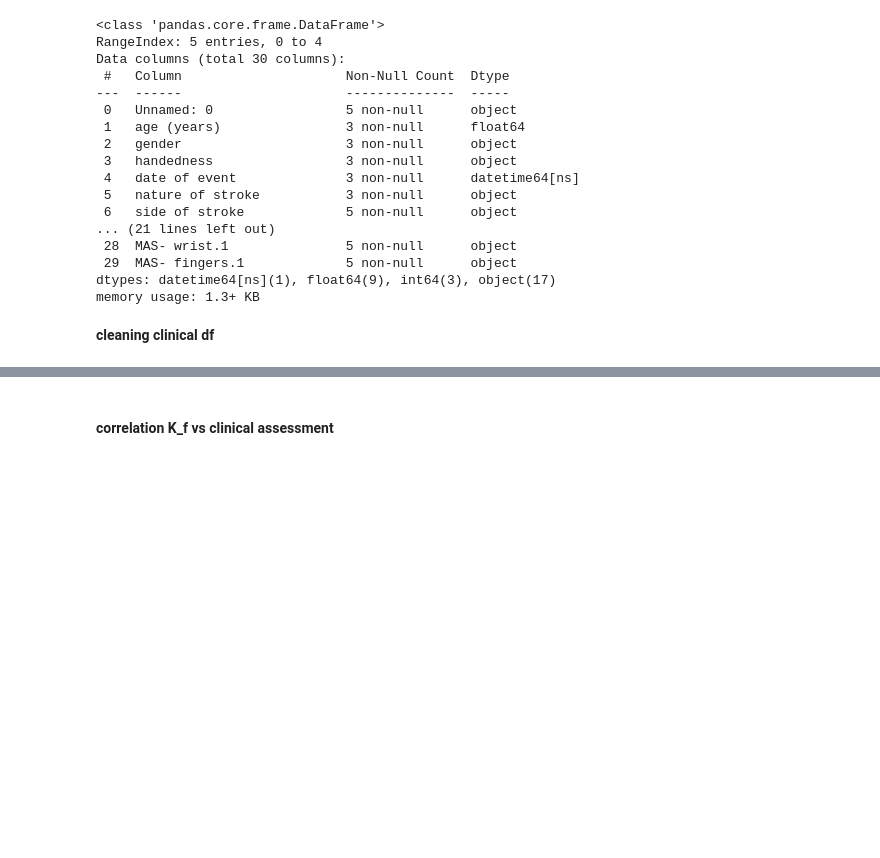
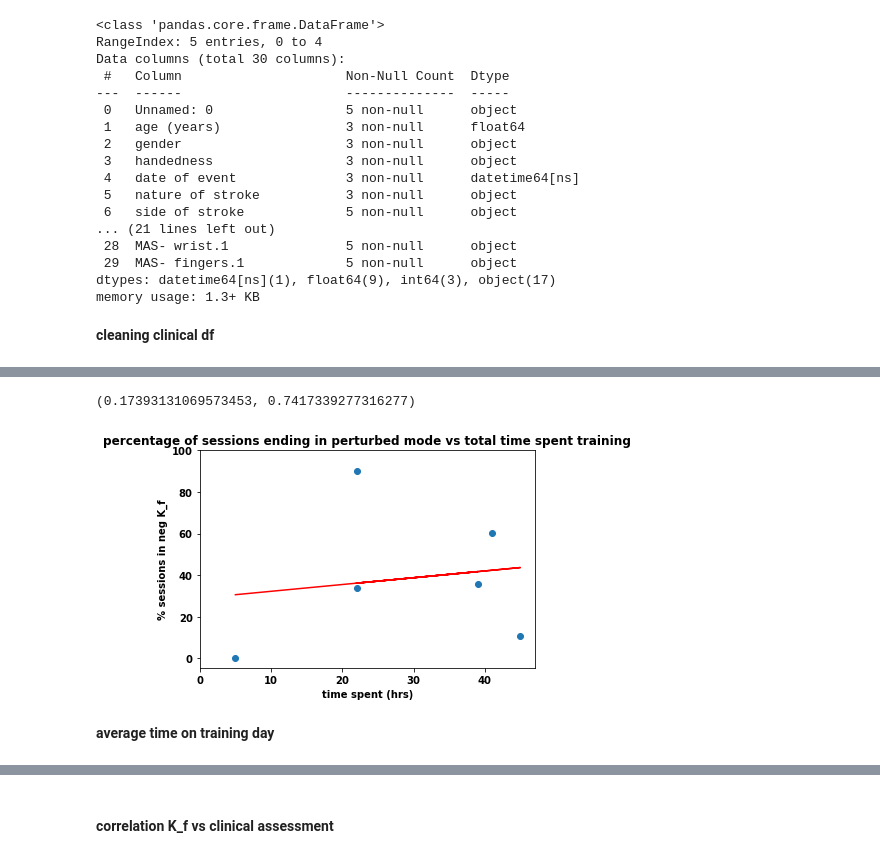
Before and after one commit to doscsy12/robotic_hometherapy, a Jupyter notebook: EDA_K_f.ipynb, the cells around one changed output, grey strips where cells are left out. Drawn from its saved outputs; the diff is of its cells as text; code cells hidden in the pictures; blank space fills up the shorter version.

```diff
--- a/EDA_K_f.ipynb
+++ b/EDA_K_f.ipynb
@@ -112,0 +128,11 @@ plt.show();
+# %%
+player_nr = []
+pct_Kf_neg = []
+for nr in range(0,len(list_of_kagers)):
+    player_nr.append(nr+1)
+    pct_Kf_neg.append(len(list_of_kagers[nr][list_of_kagers[nr]['K_f']<0])/len(list_of_kagers[nr]))
+# %%
+K_f_final = {'player_nr' : player_nr,
+      'pct_Kf_neg' : np.around(pct_Kf_neg,4)*100}
+K_f_final = pd.DataFrame(K_f_final)
+K_f_final
@@ -112,0 +149,12 @@ plt.show();
+# %%
+timedict = {
+  1: 5,
+  2: 39,
+  3: 22,
+  4: 41,
+  5: 45,
+  6: 22,
+}
+# %%
+K_f_final['timespent'] = K_f_final['player_nr'].map(timedict)
+K_f_final
@@ -112,0 +169,23 @@ plt.show();
+# %%
+rho, p = scipy.stats.spearmanr(K_f_final['timespent'],K_f_final['pct_Kf_neg'])
+rho, p
+# %% [output]
+(0.17393131069573453, 0.7417339277316277)
+# %%
+# coorelation between neg K-f and time spent
+plt.scatter(K_f_final['timespent'],K_f_final['pct_Kf_neg'],marker='o')
+
+# plot trendline (linear fitting)
+z = np.polyfit(K_f_final['timespent'],K_f_final['pct_Kf_neg'], 1)
+p = np.poly1d(z)
+plt.plot(K_f_final['timespent'],p(K_f_final['timespent']),'r-')
+plt.xlim(left=0)
+plt.ylim(top=100)
+plt.xlabel('time spent (hrs)')
+plt.ylabel('% sessions in neg K_f')
+plt.title('percentage of sessions ending in perturbed mode vs total time spent training',fontsize=12)
+plt.show();
+# %% [output]
+[figure, added]
+# %% [markdown]
+**average time on training day**
```
Also changed, not shown: parts of 40 cells of this notebook.
